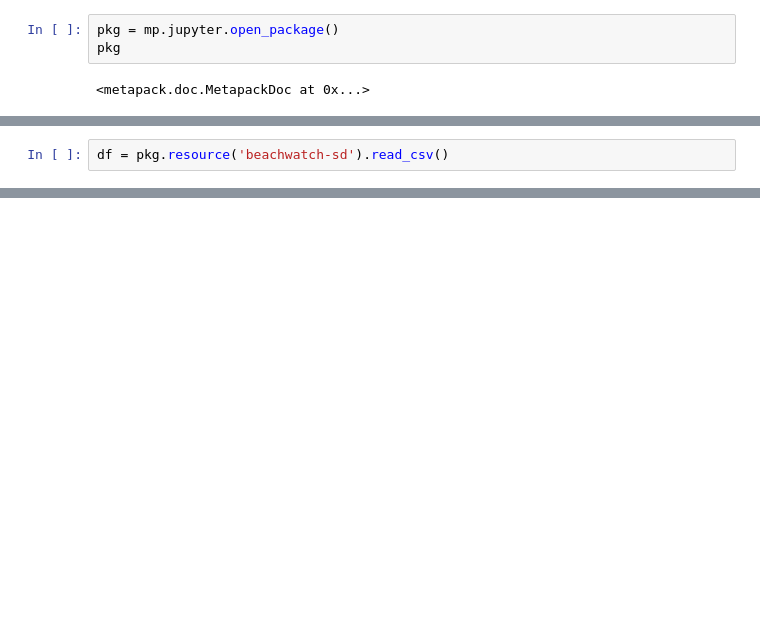
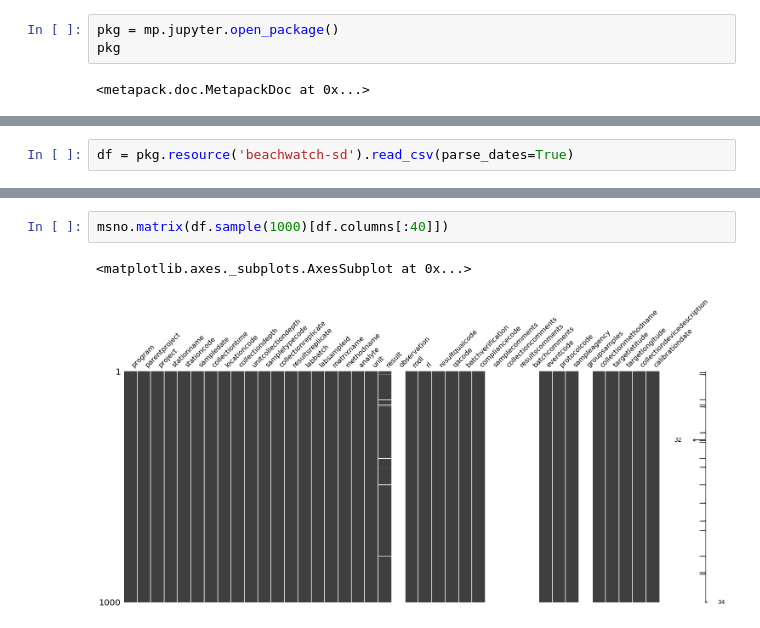
Before and after one commit to san-diego-water-quality/water-datasets, a Jupyter notebook: ceden.waterboards.ca.gov-beachwatch-sandiego/notebooks/Exploration.ipynb, the cells around one changed output, grey strips where cells are left out. Drawn from its saved outputs; the diff is of its cells as text; blank space fills up the shorter version.

```diff
--- a/ceden.waterboards.ca.gov-beachwatch-sandiego/notebooks/Exploration.ipynb
+++ b/ceden.waterboards.ca.gov-beachwatch-sandiego/notebooks/Exploration.ipynb
@@ -8,2 +43,2 @@ pkg
 # %%
-df = pkg.resource('beachwatch-sd').read_csv()
+df = pkg.resource('beachwatch-sd').read_csv(parse_dates=True)
@@ -49,0 +81,5 @@ Index(['program', 'parentproject', 'project', 'stationname', 'stationcode',
+# %%
+msno.matrix(df.sample(1000)[df.columns[:40]])
+# %% [output]
+<matplotlib.axes._subplots.AxesSubplot at 0x...>
+[figure, added]
```
Also changed, not shown: parts of 23 cells of this notebook, 4 other files.
